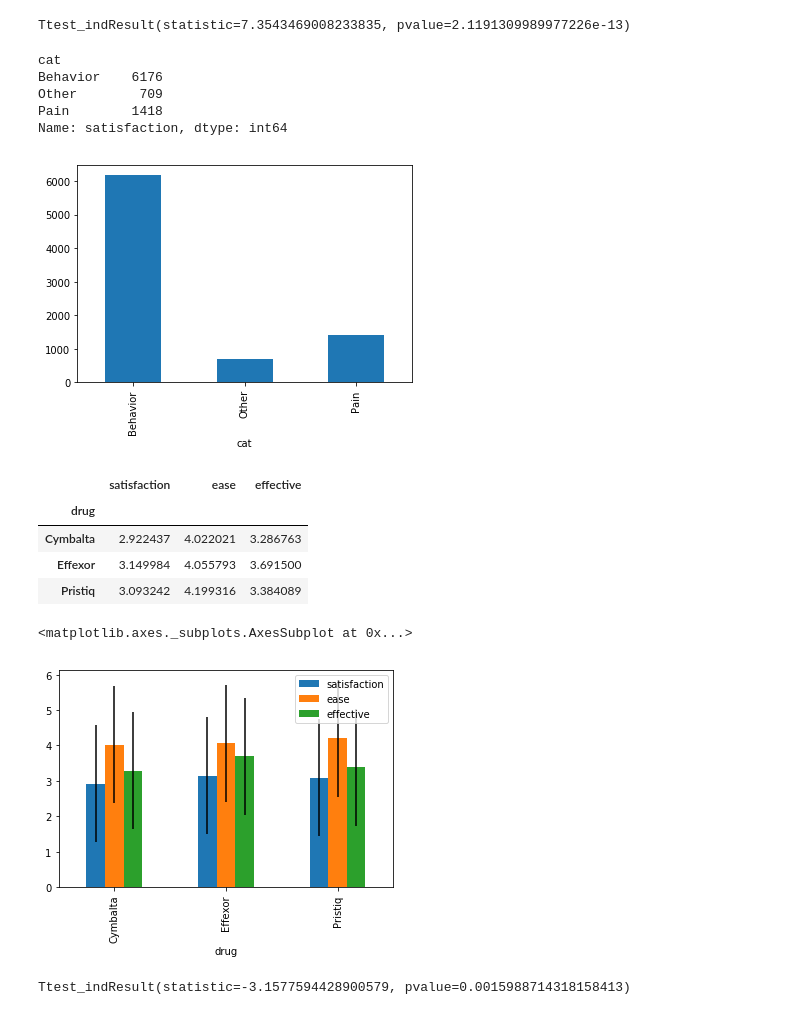
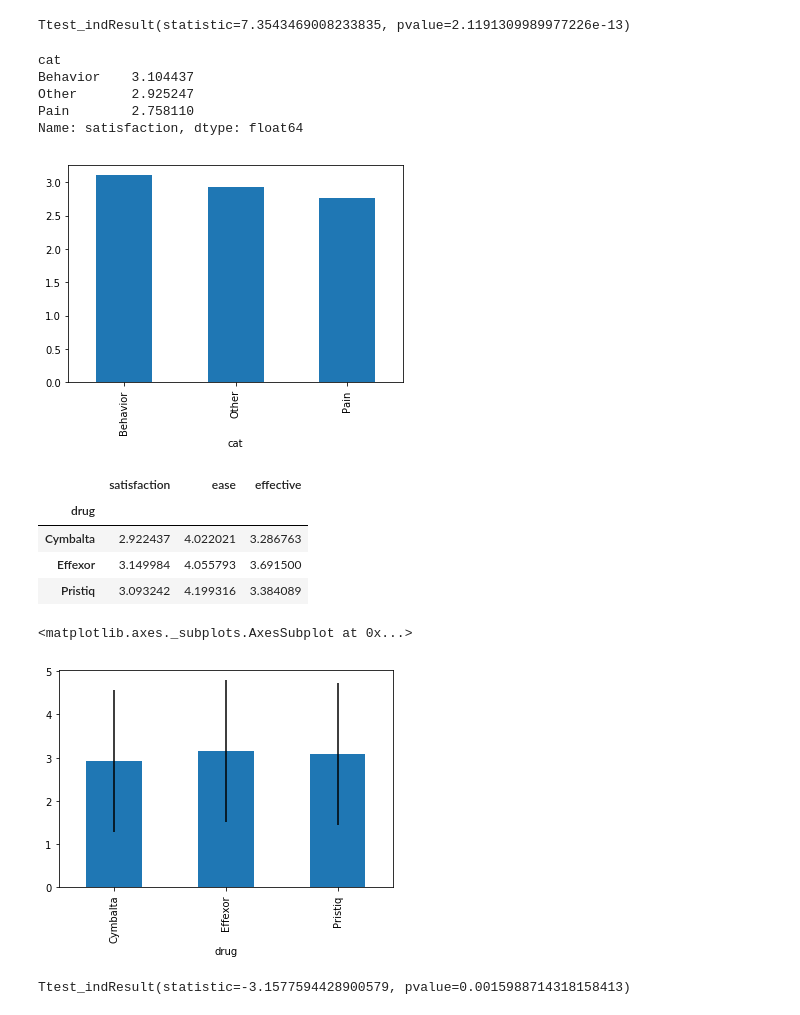
Before and after one commit to chinm0818/WebMDScrape, a Jupyter notebook: datas/Drug review analysis.ipynb, the cells around one changed output. Cells and saved outputs as stored; diff of their text form; code cells hidden in the pictures.

```diff
--- a/datas/Drug review analysis.ipynb
+++ b/datas/Drug review analysis.ipynb
@@ -344,16 +365,16 @@ stats.ttest_ind(Drugs.loc[Drugs.cat == 'Behavior']['satisfaction'], Drugs.loc[Dr
 # %% [output]
 Ttest_indResult(statistic=7.3543469008233835, pvalue=2.1191309989977226e-13)
 # %%
-Dgroup6 = Drugs.groupby('cat')['satisfaction'].count()
+Dgroup6 = Drugs.groupby('cat')['satisfaction'].mean()
 Dgroup6.plot.bar()
 print(Dgroup6)
 # %% [output]
 cat
-Behavior    6176
-Other        709
-Pain        1418
-Name: satisfaction, dtype: int64
+Behavior    3.104437
+Other       2.925247
+Pain        2.758110
+Name: satisfaction, dtype: float64
-[figure, old version]
+[figure, new version]
 # %%
 Dgroup7 = Drugs.groupby('drug').agg({'satisfaction':'mean', 'ease':'mean', 'effective':'mean'})
 # %%
@@ -365,10 +386,10 @@ Dgroup7
 | Effexor | 3.149984 | 4.055793 | 3.691500 |
 | Pristiq | 3.093242 | 4.199316 | 3.384089 |
 # %%
-Dgroup7.plot.bar(yerr = np.std(cymbalta.satisfaction))
+Dgroup7['satisfaction'].plot.bar(yerr = np.std(cymbalta.satisfaction))
 # %% [output]
 <matplotlib.axes._subplots.AxesSubplot at 0x...>
-[figure, old version]
+[figure, new version]
 # %%
 from scipy import stats
 # %%
```
Also changed, not shown: parts of 68 cells of this notebook, 2 other files.
